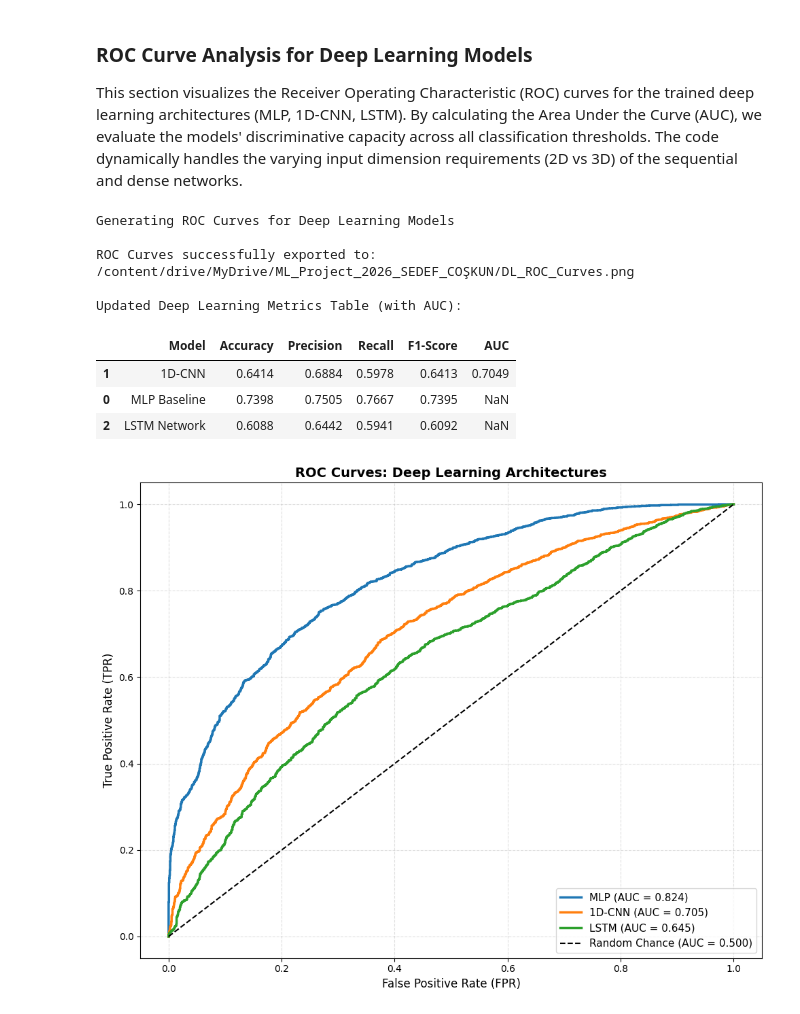
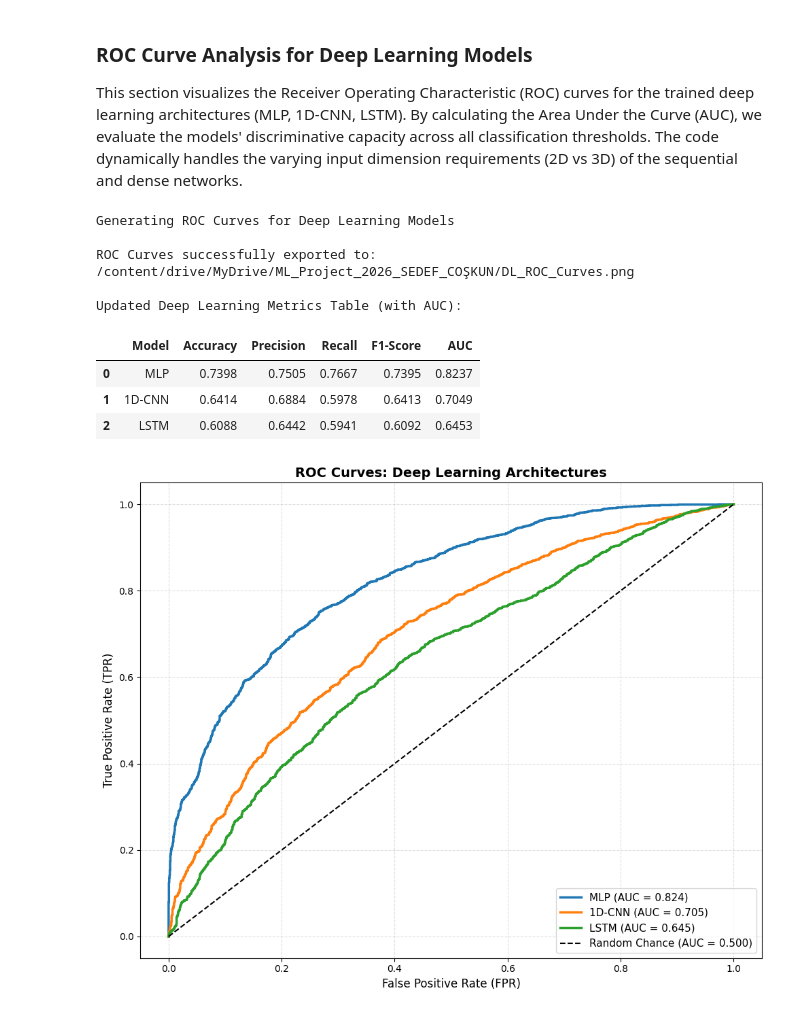
Before and after one commit to sedefcoskun/EEG-Music-Analysis-ML, a Jupyter notebook: 03_Deep_Learning_Architectures_and_Evaluation.ipynb, the cells around one changed output. Cells and saved outputs as stored; diff of their text form; code cells hidden in the pictures.

```diff
--- a/03_Deep_Learning_Architectures_and_Evaluation.ipynb
+++ b/03_Deep_Learning_Architectures_and_Evaluation.ipynb
@@ -407,13 +407,13 @@ def evaluate_dl_model(model, x_test, y_test, model_name):
 final_metrics = []
 
 # 1. Evaluate MLP (uses 2D data: x_test_raw)
-final_metrics.append(evaluate_dl_model(trained_dl_models['MLP'], x_test_raw, y_test, "MLP Baseline"))
+final_metrics.append(evaluate_dl_model(trained_dl_models['MLP'], x_test_raw, y_test, "MLP"))
 
 # 2. Evaluate CNN (uses 3D data: x_test_dl)
 final_metrics.append(evaluate_dl_model(trained_dl_models['1D-CNN'], x_test_dl, y_test, "1D-CNN"))
 
 # 3. Evaluate LSTM (uses 3D data: x_test_dl)
-final_metrics.append(evaluate_dl_model(trained_dl_models['LSTM'], x_test_dl, y_test, "LSTM Network"))
+final_metrics.append(evaluate_dl_model(trained_dl_models['LSTM'], x_test_dl, y_test, "LSTM"))
 
 # Create and display the final comparison table
 print("Deep Learning Classification Metrics")
@@ -421,7 +421,7 @@ df_dl_comparison = pd.DataFrame(final_metrics)
 
 df_dl_comparison.sort_values(by='F1-Score', ascending=False, inplace=True)
 
-df_dl_comparison
+display(df_dl_comparison)
 # %% [output]
 Evaluating Deep Learning Models
 
@@ -551,36 +551,36 @@ for (name, model), color in zip(trained_dl_models.items(), colors):
 # plot random chance baseline (diagonal line)
 ax.plot([0, 1], [0, 1], 'k--', lw=1.5, label='Random Chance (AUC = 0.500)')
 
 # format the plot
 ax.set_title('ROC Curves: Deep Learning Architectures', fontsize=14, fontweight='bold')
 ax.set_xlabel('False Positive Rate (FPR)', fontsize=12)
 ax.set_ylabel('True Positive Rate (TPR)', fontsize=12)
 ax.legend(loc='lower right', fontsize=11)
 ax.grid(alpha=0.4, linestyle='--')
 
 plt.tight_layout()
 
 fig_path = f'{project_dir}/DL_ROC_Curves.png'
 plt.savefig(fig_path, dpi=300, bbox_inches='tight')
 print(f"ROC Curves successfully exported to: {fig_path}")
 
 if 'df_dl_comparison' in locals():
     df_dl_comparison['AUC'] = df_dl_comparison['Model'].map(auc_dl_results)
 
     # re-sort by AUC to see the best overall performer at the top
     df_dl_comparison.sort_values(by='AUC', ascending=False, inplace=True)
     print("\nUpdated Deep Learning Metrics Table (with AUC):")
 
-# display the updated table
-df_dl_comparison
+    # display the updated table with full gradient
+    display(df_dl_comparison)
 # %% [output]
 Generating ROC Curves for Deep Learning Models
 
 ROC Curves successfully exported to: /content/drive/MyDrive/ML_Project_2026_SEDEF_COŞKUN/DL_ROC_Curves.png
 
 Updated Deep Learning Metrics Table (with AUC):
 |  | Model | Accuracy | Precision | Recall | F1-Score | AUC |
+| 0 | MLP | 0.7398 | 0.7505 | 0.7667 | 0.7395 | 0.8237 |
 | 1 | 1D-CNN | 0.6414 | 0.6884 | 0.5978 | 0.6413 | 0.7049 |
-| 0 | MLP Baseline | 0.7398 | 0.7505 | 0.7667 | 0.7395 | NaN |
-| 2 | LSTM Network | 0.6088 | 0.6442 | 0.5941 | 0.6092 | NaN |
+| 2 | LSTM | 0.6088 | 0.6442 | 0.5941 | 0.6092 | 0.6453 |
 [figure]
```
Also changed, not shown: parts of 5 cells of this notebook.
